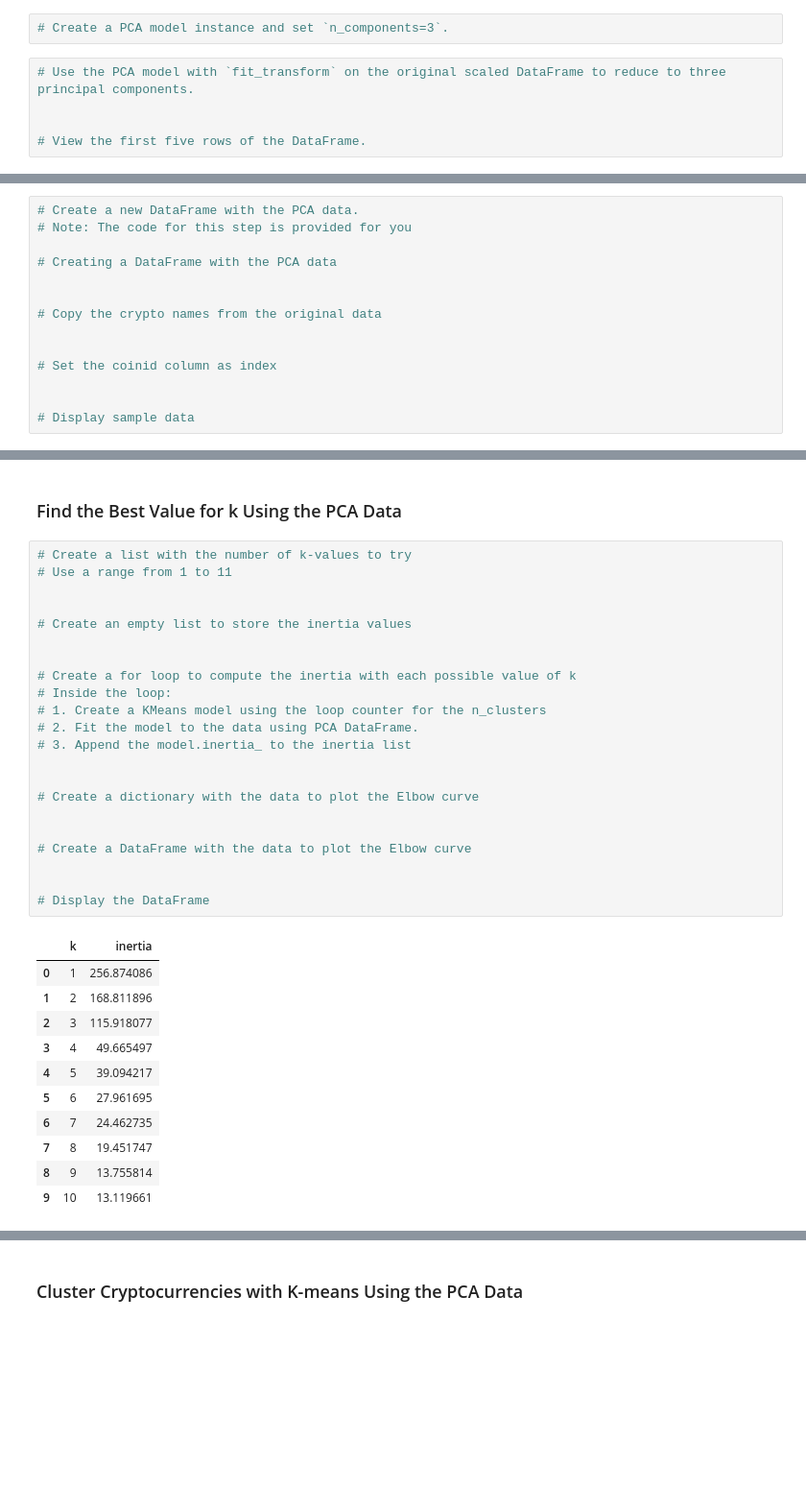
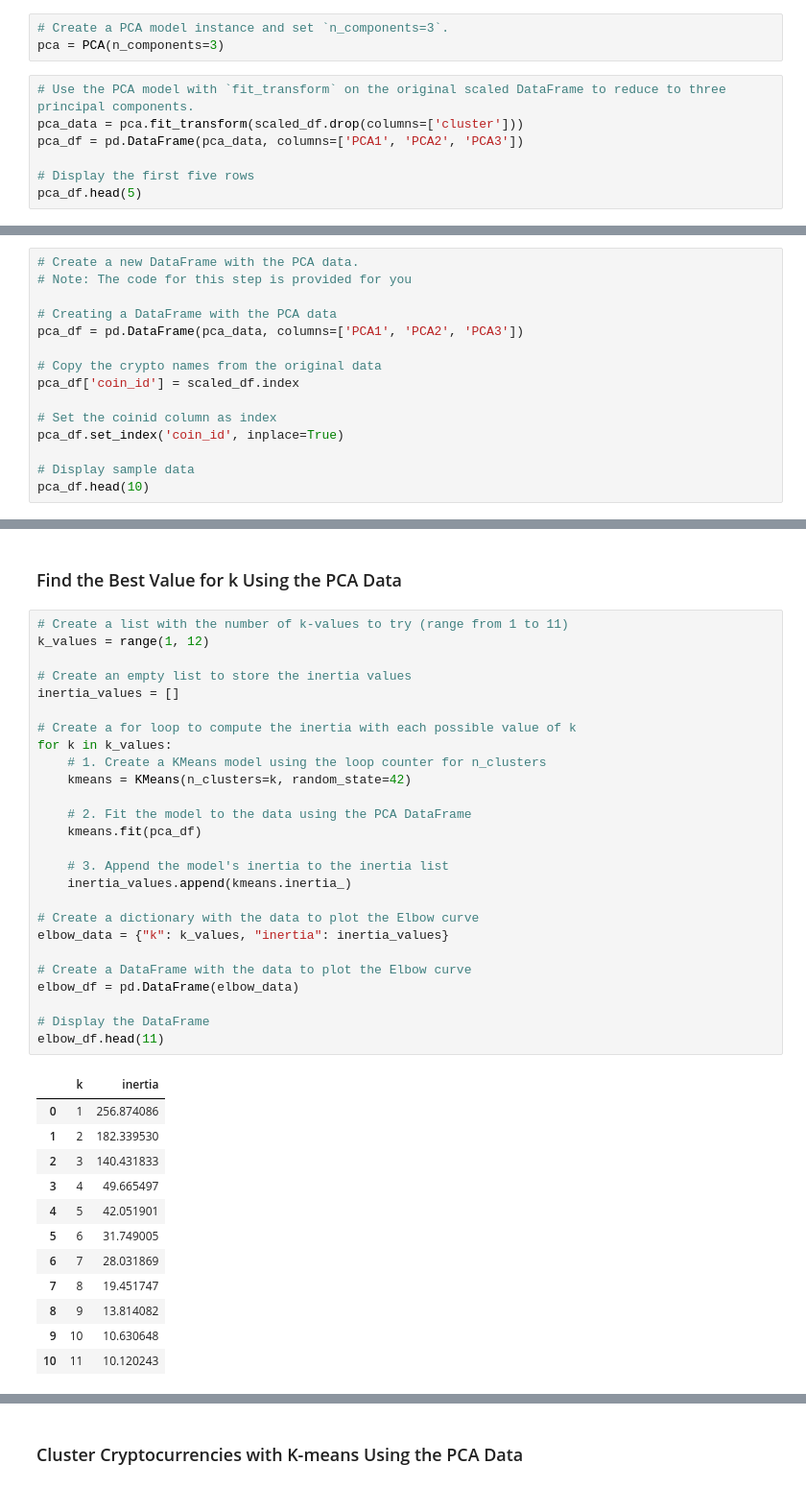
Before and after one commit to rgoldstein24/CryptoClustering, a Jupyter notebook: Crypto_Clustering.ipynb, the cells around one changed output, grey strips where cells are left out. Shown at 96% size. Saved outputs shown, nothing was run; the diff lists cells and outputs as text; blank space fills up the shorter version.

```diff
--- a/Crypto_Clustering.ipynb
+++ b/Crypto_Clustering.ipynb
@@ -169,9 +174,12 @@ scaled_df.plot(kind='scatter', x='price_change_percentage_24h', y='price_change_
 ### Optimize Clusters with Principal Component Analysis.
 # %%
 # Create a PCA model instance and set `n_components=3`.
+pca = PCA(n_components=3)
 # %%
 # Use the PCA model with `fit_transform` on the original scaled DataFrame to reduce to three principal components.
+pca_data = pca.fit_transform(scaled_df.drop(columns=['cluster']))
+pca_df = pd.DataFrame(pca_data, columns=['PCA1', 'PCA2', 'PCA3'])
 
-
-# View the first five rows of the DataFrame.
+# Display the first five rows
+pca_df.head(5)
 # %% [output]
@@ -195,15 +205,16 @@ array([0.3719856 , 0.34700813, 0.17603793])
 # Note: The code for this step is provided for you
 
 # Creating a DataFrame with the PCA data
-
+pca_df = pd.DataFrame(pca_data, columns=['PCA1', 'PCA2', 'PCA3'])
 
 # Copy the crypto names from the original data
-
+pca_df['coin_id'] = scaled_df.index
 
 # Set the coinid column as index
-
+pca_df.set_index('coin_id', inplace=True)
 
 # Display sample data
+pca_df.head(10)
 # %% [output]
 |  | PCA1 | PCA2 | PCA3 |
 | coin_id |  |  |  |
@@ -220,39 +231,44 @@ array([0.3719856 , 0.34700813, 0.17603793])
 # %% [markdown]
 ### Find the Best Value for k Using the PCA Data
 # %%
-# Create a list with the number of k-values to try
-# Use a range from 1 to 11
-
+# Create a list with the number of k-values to try (range from 1 to 11)
+k_values = range(1, 12)
 
 # Create an empty list to store the inertia values
-
+inertia_values = []
 
 # Create a for loop to compute the inertia with each possible value of k
-# Inside the loop:
-# 1. Create a KMeans model using the loop counter for the n_clusters
-# 2. Fit the model to the data using PCA DataFrame.
-# 3. Append the model.inertia_ to the inertia list
+for k in k_values:
+    # 1. Create a KMeans model using the loop counter for n_clusters
+    kmeans = KMeans(n_clusters=k, random_state=42)
 
+    # 2. Fit the model to the data using the PCA DataFrame
+    kmeans.fit(pca_df)
+
+    # 3. Append the model's inertia to the inertia list
+    inertia_values.append(kmeans.inertia_)
 
 # Create a dictionary with the data to plot the Elbow curve
-
+elbow_data = {"k": k_values, "inertia": inertia_values}
 
 # Create a DataFrame with the data to plot the Elbow curve
-
+elbow_df = pd.DataFrame(elbow_data)
 
 # Display the DataFrame
+elbow_df.head(11)
 # %% [output]
 |  | k | inertia |
 | 0 | 1 | 256.874086 |
-| 1 | 2 | 168.811896 |
-| 2 | 3 | 115.918077 |
+| 1 | 2 | 182.339530 |
+| 2 | 3 | 140.431833 |
 | 3 | 4 | 49.665497 |
-| 4 | 5 | 39.094217 |
-| 5 | 6 | 27.961695 |
-| 6 | 7 | 24.462735 |
+| 4 | 5 | 42.051901 |
+| 5 | 6 | 31.749005 |
+| 6 | 7 | 28.031869 |
 | 7 | 8 | 19.451747 |
-| 8 | 9 | 13.755814 |
-| 9 | 10 | 13.119661 |
+| 8 | 9 | 13.814082 |
+| 9 | 10 | 10.630648 |
+| 10 | 11 | 10.120243 |
 # %%
 # Plot a line chart with all the inertia values computed with
 # the different values of k to visually identify the optimal value for k.
```
Also changed, not shown: parts of 14 cells of this notebook.
